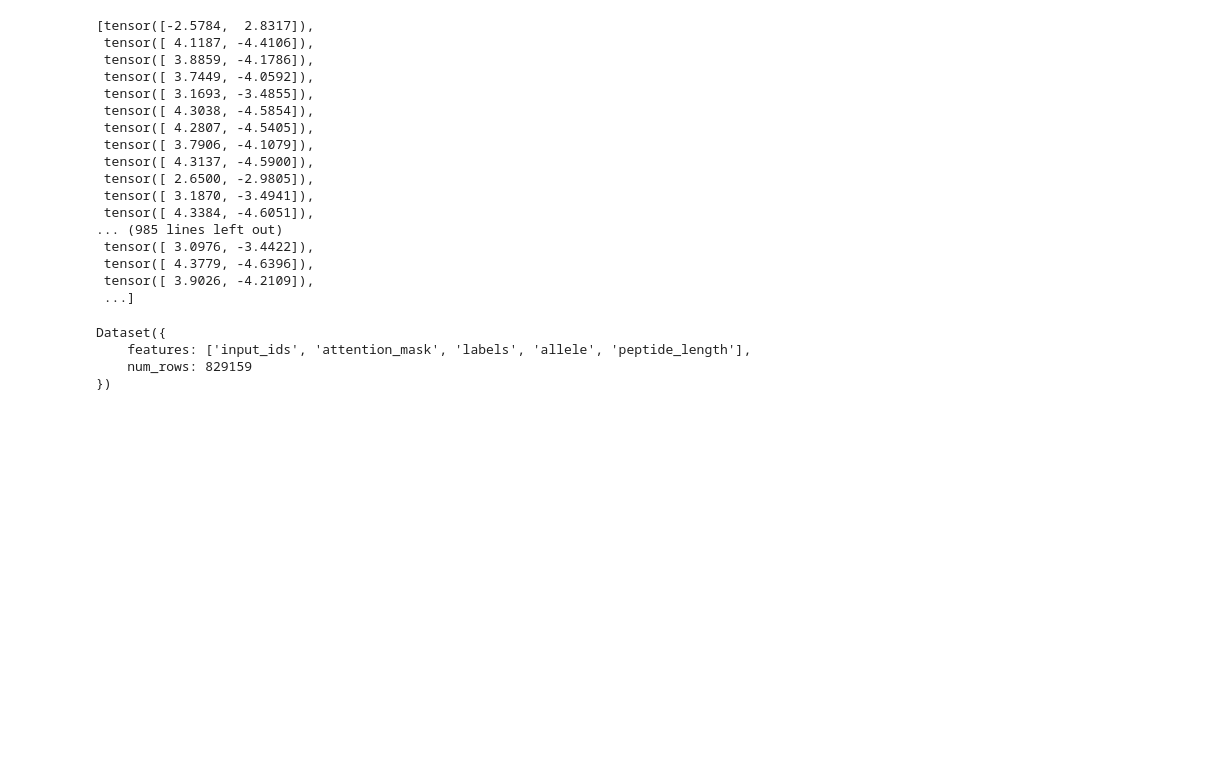
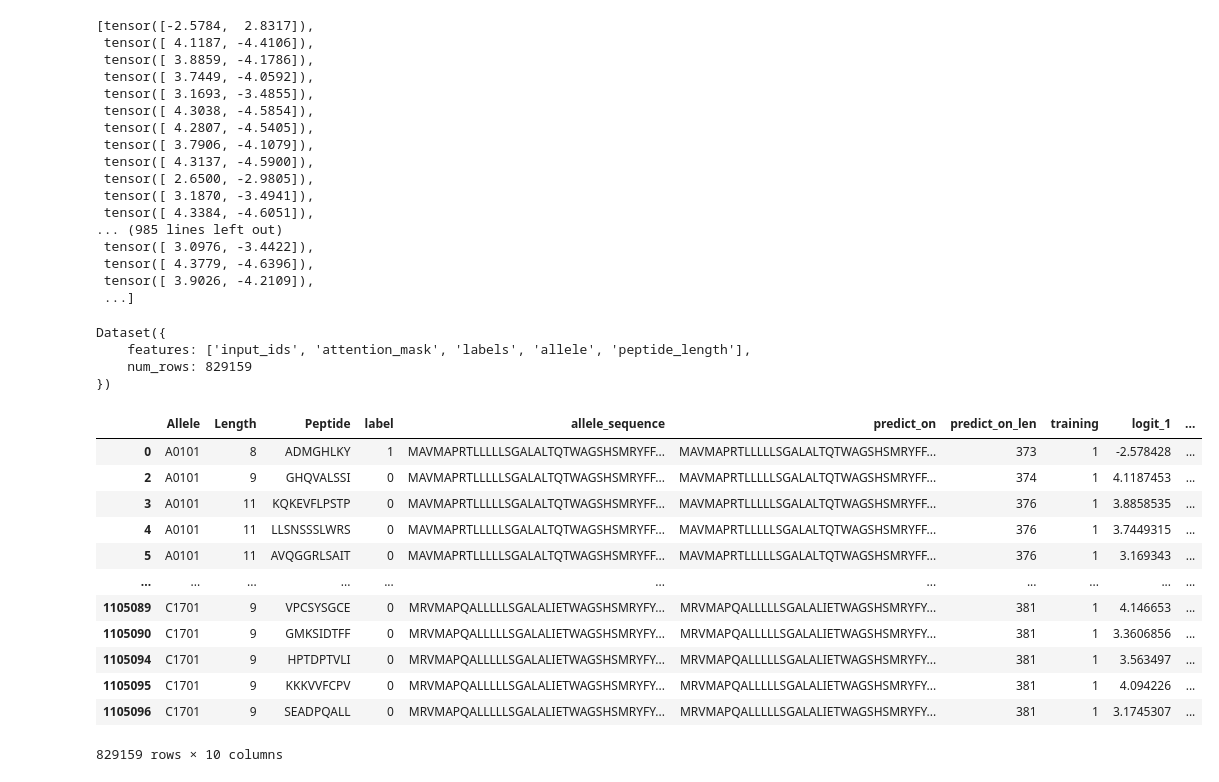
Before and after one commit to jrouhana/MHC_Class_I_Playground, a Jupyter notebook: notebooks/validation_set_interpretation.ipynb, the cells around one changed output. Drawn from its saved outputs; the diff is of its cells as text; code cells hidden in the pictures; blank space fills up the shorter version.

```diff
--- a/notebooks/validation_set_interpretation.ipynb
+++ b/notebooks/validation_set_interpretation.ipynb
@@ -480,3 +480,25 @@ Dataset({
     features: ['input_ids', 'attention_mask', 'labels', 'allele', 'peptide_length'],
     num_rows: 829159
 })
+# %%
+with open("../data/training_samples_5prev.pkl", 'rb') as f:
+    temp = pickle.load(f)
+# %%
+training = temp.query('training == 1').copy()
+training['logit_1'] = [x[0].numpy() for x in final_logits]
+training['logit_2'] = [x[1].numpy() for x in final_logits]
+training
+# %% [output]
+|  | Allele | Length | Peptide | label | allele_sequence | predict_on | predict_on_len | training | logit_1 | ... |
+| 0 | A0101 | 8 | ADMGHLKY | 1 | MAVMAPRTLLLLLSGALALTQTWAGSHSMRYFF... | MAVMAPRTLLLLLSGALALTQTWAGSHSMRYFF... | 373 | 1 | -2.578428 | ... |
+| 2 | A0101 | 9 | GHQVALSSI | 0 | MAVMAPRTLLLLLSGALALTQTWAGSHSMRYFF... | MAVMAPRTLLLLLSGALALTQTWAGSHSMRYFF... | 374 | 1 | 4.1187453 | ... |
+| 3 | A0101 | 11 | KQKEVFLPSTP | 0 | MAVMAPRTLLLLLSGALALTQTWAGSHSMRYFF... | MAVMAPRTLLLLLSGALALTQTWAGSHSMRYFF... | 376 | 1 | 3.8858535 | ... |
+| 4 | A0101 | 11 | LLSNSSSLWRS | 0 | MAVMAPRTLLLLLSGALALTQTWAGSHSMRYFF... | MAVMAPRTLLLLLSGALALTQTWAGSHSMRYFF... | 376 | 1 | 3.7449315 | ... |
+| 5 | A0101 | 11 | AVQGGRLSAIT | 0 | MAVMAPRTLLLLLSGALALTQTWAGSHSMRYFF... | MAVMAPRTLLLLLSGALALTQTWAGSHSMRYFF... | 376 | 1 | 3.169343 | ... |
+| ... | ... | ... | ... | ... | ... | ... | ... | ... | ... | ... |
+| 1105089 | C1701 | 9 | VPCSYSGCE | 0 | MRVMAPQALLLLLSGALALIETWAGSHSMRYFY... | MRVMAPQALLLLLSGALALIETWAGSHSMRYFY... | 381 | 1 | 4.146653 | ... |
+| 1105090 | C1701 | 9 | GMKSIDTFF | 0 | MRVMAPQALLLLLSGALALIETWAGSHSMRYFY... | MRVMAPQALLLLLSGALALIETWAGSHSMRYFY... | 381 | 1 | 3.3606856 | ... |
+| 1105094 | C1701 | 9 | HPTDPTVLI | 0 | MRVMAPQALLLLLSGALALIETWAGSHSMRYFY... | MRVMAPQALLLLLSGALALIETWAGSHSMRYFY... | 381 | 1 | 3.563497 | ... |
+| 1105095 | C1701 | 9 | KKKVVFCPV | 0 | MRVMAPQALLLLLSGALALIETWAGSHSMRYFY... | MRVMAPQALLLLLSGALALIETWAGSHSMRYFY... | 381 | 1 | 4.094226 | ... |
+| 1105096 | C1701 | 9 | SEADPQALL | 0 | MRVMAPQALLLLLSGALALIETWAGSHSMRYFY... | MRVMAPQALLLLLSGALALIETWAGSHSMRYFY... | 381 | 1 | 3.1745307 | ... |
+829159 rows × 10 columns
```
Also changed, not shown: parts of 5 cells of this notebook, 2 other files.
